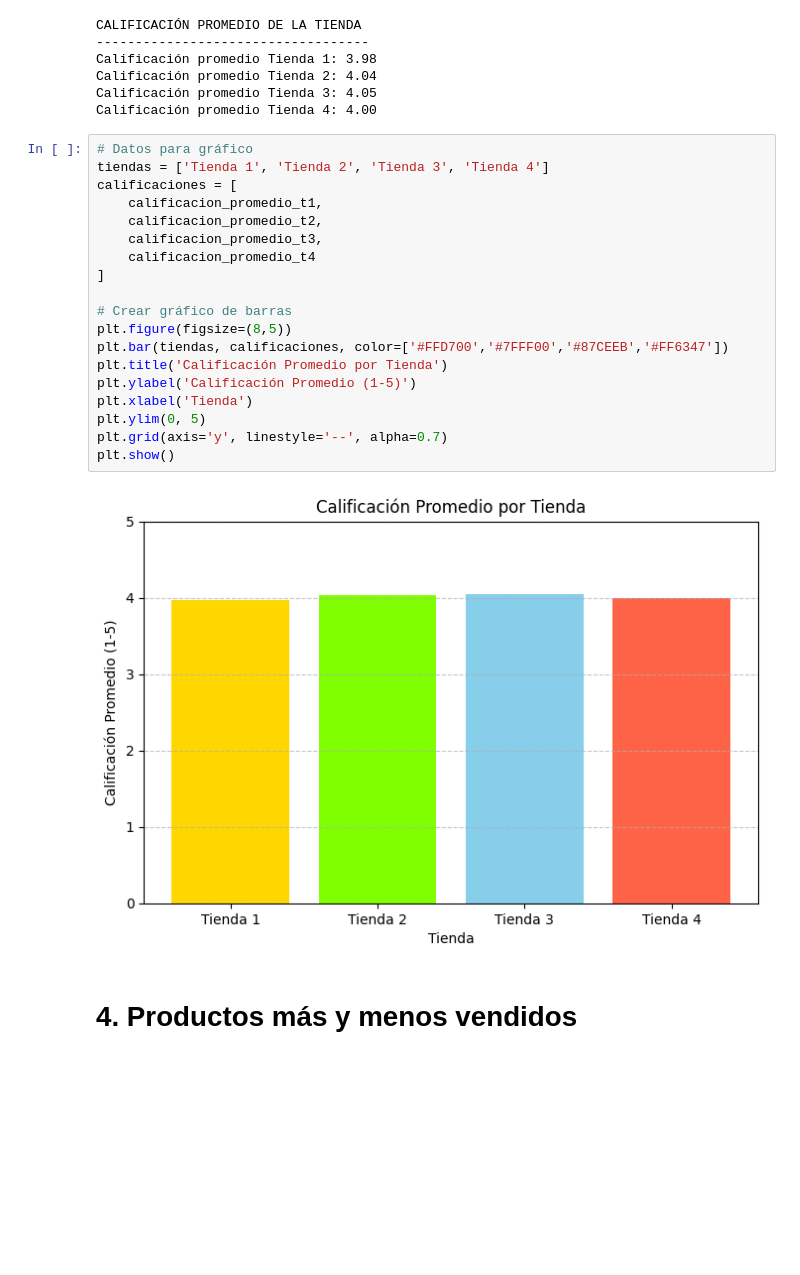
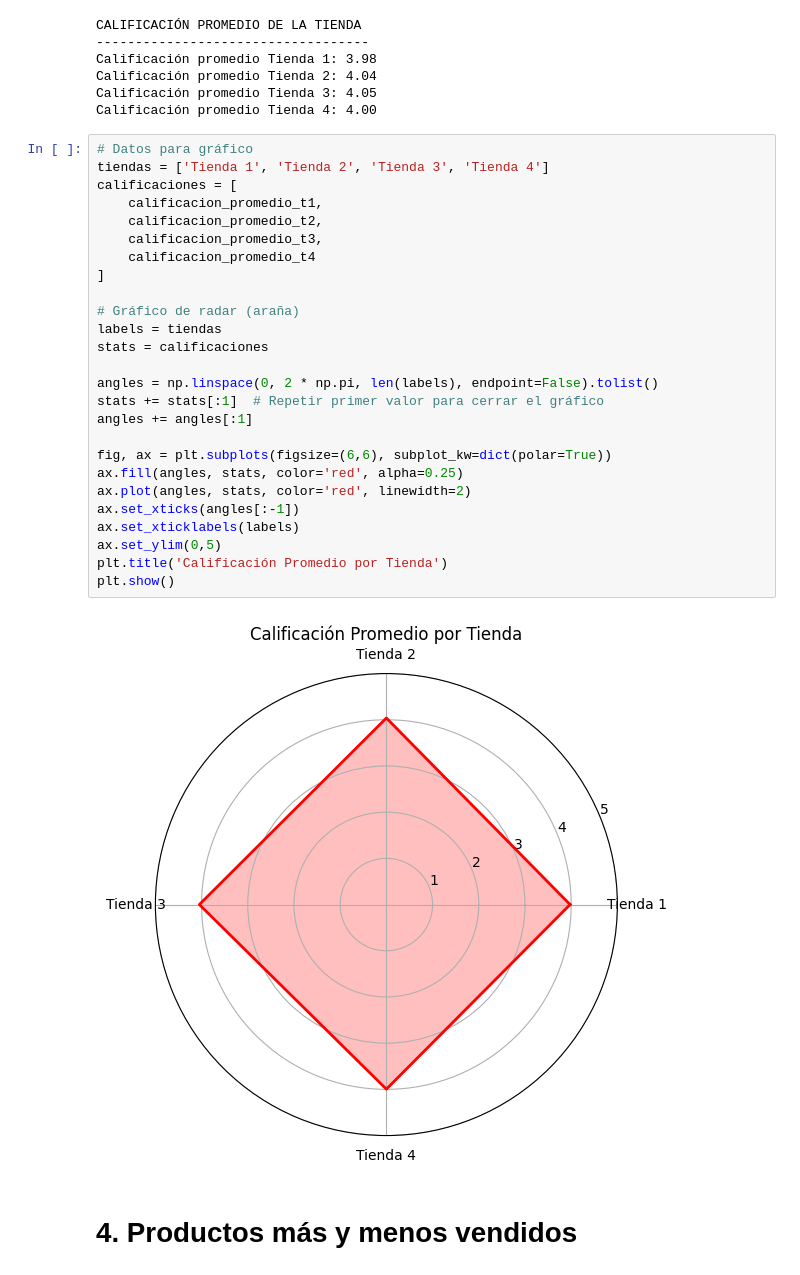
Before and after one commit to DilanUC/Challenge-Alura-Tienda, a Jupyter notebook: AluraStoreLatam.ipynb, the cells around one changed output. Drawn from its saved outputs; the diff is of its cells as text; blank space fills up the shorter version.

```diff
--- a/AluraStoreLatam.ipynb
+++ b/AluraStoreLatam.ipynb
@@ -153,27 +156,34 @@ Calificación promedio Tienda 1: 3.98
 Calificación promedio Tienda 2: 4.04
 Calificación promedio Tienda 3: 4.05
 Calificación promedio Tienda 4: 4.00
-# %%
-# Datos para gráfico
-tiendas = ['Tienda 1', 'Tienda 2', 'Tienda 3', 'Tienda 4']
-calificaciones = [
-    calificacion_promedio_t1,
-    calificacion_promedio_t2,
-    calificacion_promedio_t3,
-    calificacion_promedio_t4
-]
-
-# Crear gráfico de barras
-plt.figure(figsize=(8,5))
-plt.bar(tiendas, calificaciones, color=['#FFD700','#7FFF00','#87CEEB','#FF6347'])
-plt.title('Calificación Promedio por Tienda')
-plt.ylabel('Calificación Promedio (1-5)')
-plt.xlabel('Tienda')
-plt.ylim(0, 5)
-plt.grid(axis='y', linestyle='--', alpha=0.7)
-plt.show()
-# %% [output]
-[figure, removed]
+# %%
+# Datos para gráfico
+tiendas = ['Tienda 1', 'Tienda 2', 'Tienda 3', 'Tienda 4']
+calificaciones = [
+    calificacion_promedio_t1,
+    calificacion_promedio_t2,
+    calificacion_promedio_t3,
+    calificacion_promedio_t4
+]
+
+# Gráfico de radar (araña)
+labels = tiendas
+stats = calificaciones
+
+angles = np.linspace(0, 2 * np.pi, len(labels), endpoint=False).tolist()
+stats += stats[:1]  # Repetir primer valor para cerrar el gráfico
+angles += angles[:1]
+
+fig, ax = plt.subplots(figsize=(6,6), subplot_kw=dict(polar=True))
+ax.fill(angles, stats, color='red', alpha=0.25)
+ax.plot(angles, stats, color='red', linewidth=2)
+ax.set_xticks(angles[:-1])
+ax.set_xticklabels(labels)
+ax.set_ylim(0,5)
+plt.title('Calificación Promedio por Tienda')
+plt.show()
+# %% [output]
+[figure, added]
 # %% [markdown]
 # 4. Productos más y menos vendidos
 # %%
```
Also changed, not shown: parts of 2 cells of this notebook.
